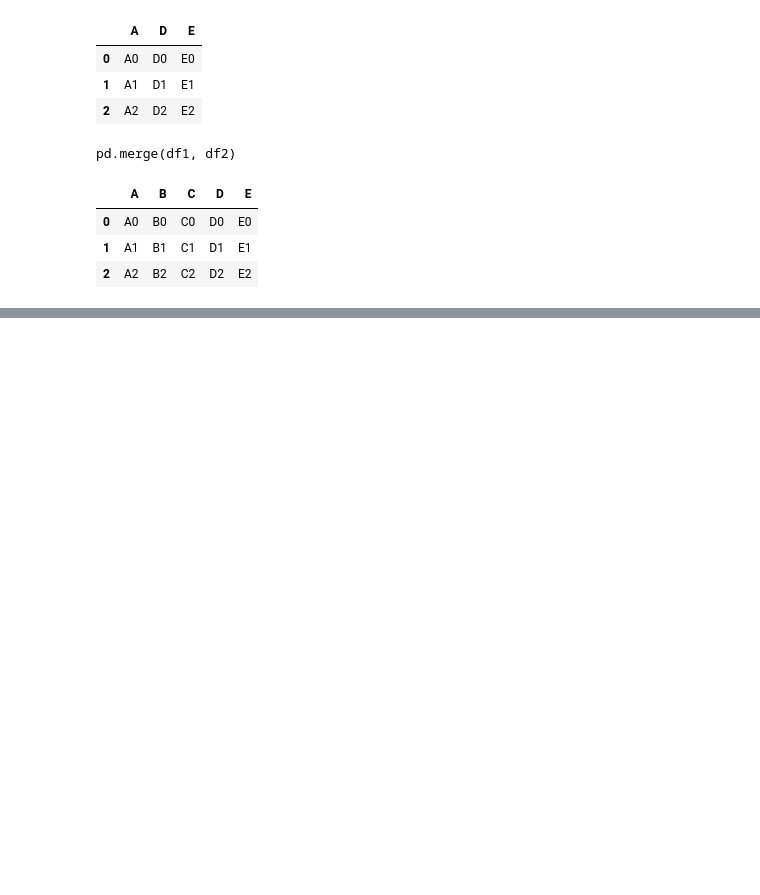
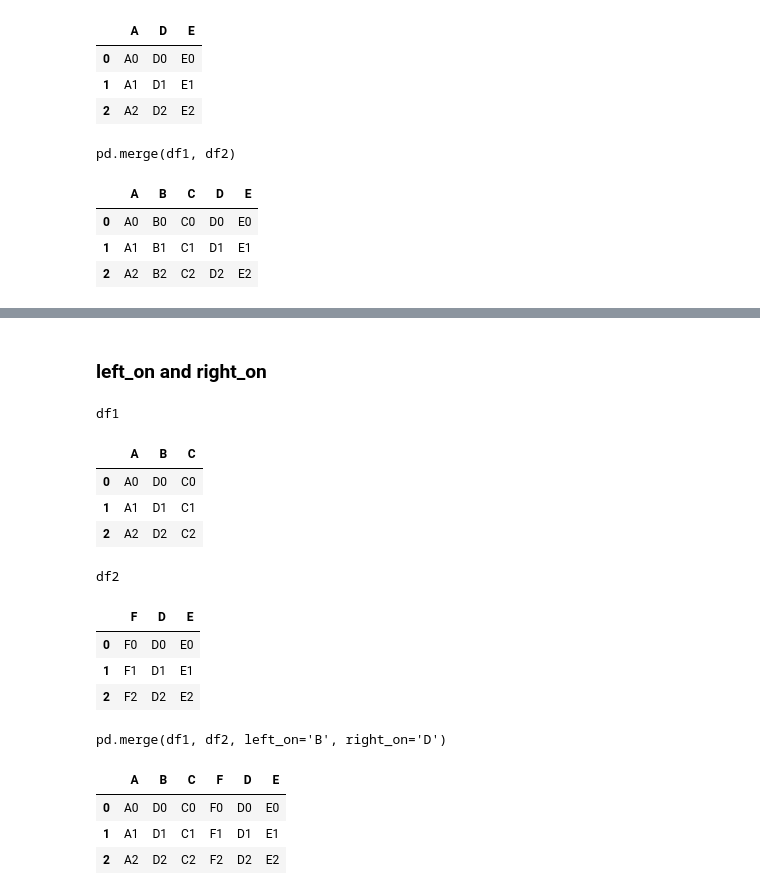
Before and after one commit to tkleg/SSE591-Projects, a Jupyter notebook: Proj3/combining_datasets_merge_join.ipynb, the cells around one changed output, grey strips where cells are left out. Cells and saved outputs as stored; diff of their text form; code cells hidden in the pictures; blank space fills up the shorter version.

```diff
--- a/Proj3/combining_datasets_merge_join.ipynb
+++ b/Proj3/combining_datasets_merge_join.ipynb
@@ -48,0 +120,23 @@ pd.merge(df1, df2)
+# %% [markdown]
+### left_on and right_on
+# %%
+df1 = make_df('ABC', range(3))
+df2 = make_df('FDE', range(3))
+df1.loc[df2.index, 'B'] = df2['D']
+display('df1', 'df2', 'pd.merge(df1, df2, left_on=\'B\', right_on=\'D\')')
+# %% [output]
+df1
+|  | A | B | C |
+| 0 | A0 | D0 | C0 |
+| 1 | A1 | D1 | C1 |
+| 2 | A2 | D2 | C2 |
+df2
+|  | F | D | E |
+| 0 | F0 | D0 | E0 |
+| 1 | F1 | D1 | E1 |
+| 2 | F2 | D2 | E2 |
+pd.merge(df1, df2, left_on='B', right_on='D')
+|  | A | B | C | F | D | E |
+| 0 | A0 | D0 | C0 | F0 | D0 | E0 |
+| 1 | A1 | D1 | C1 | F1 | D1 | E1 |
+| 2 | A2 | D2 | C2 | F2 | D2 | E2 |
```
Also changed, not shown: parts of 12 cells of this notebook.
